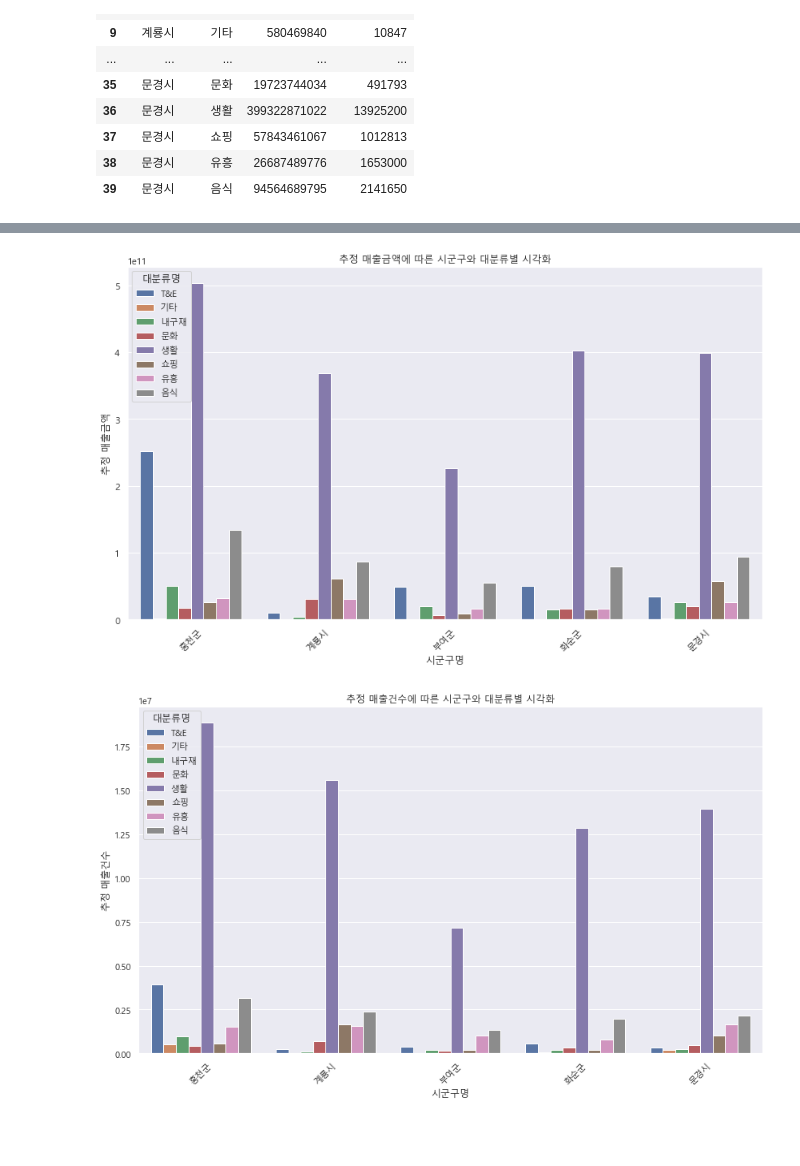
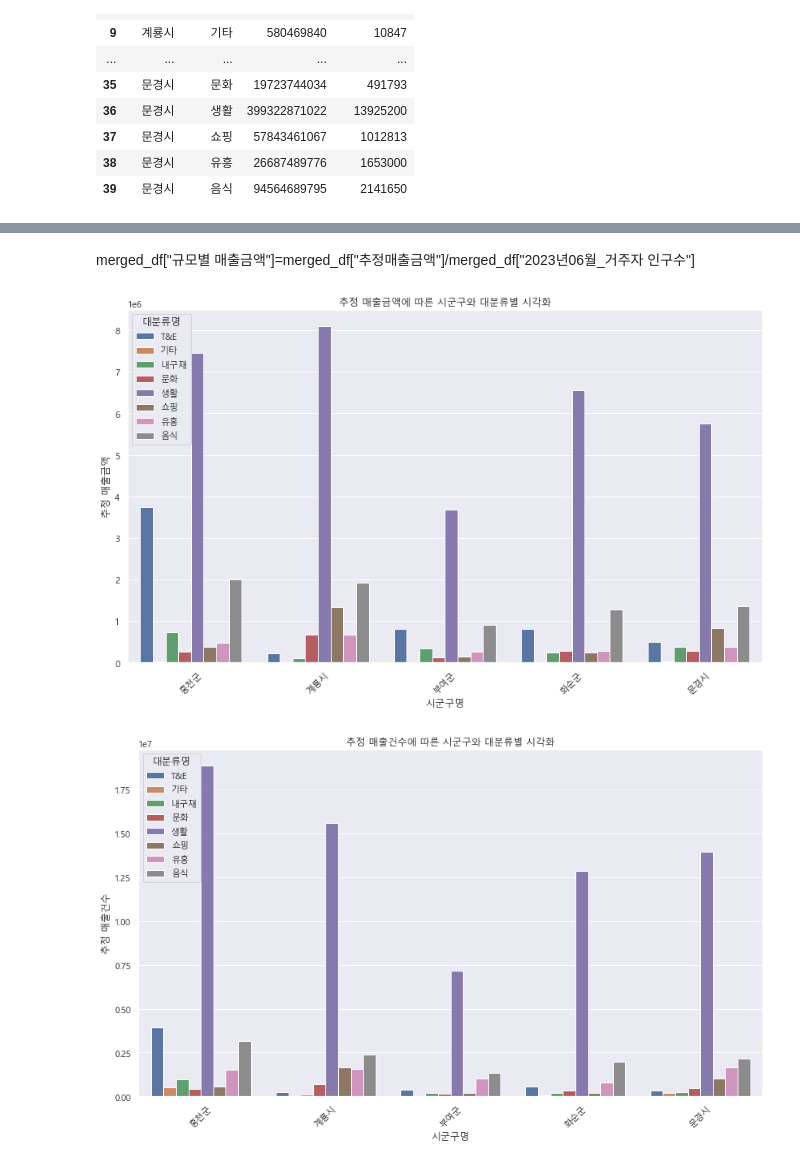
Before and after one commit to won4513/data_analytics, a Jupyter notebook: nabis/신용카드 데이터(주거지) .ipynb, the cells around one changed output, grey strips where cells are left out. Cells and saved outputs as stored; diff of their text form; code cells hidden in the pictures; blank space fills up the shorter version.

```diff
--- a/nabis/신용카드 데이터(주거지) .ipynb
+++ b/nabis/신용카드 데이터(주거지) .ipynb
@@ -52,3 +54,10 @@ df=df_grouped.drop(["sgg_cd","기준년월"],axis=1)
+# %%
+columns_to_process = df.columns[2:3]  # 첫 번째 열,두번째열
+
+for column in columns_to_process:
+    df[column] = df[column].apply(lambda x: int(str(x).replace(',', '')))
+# %%
+pop=popu[["행정구역","2023년06월_거주자 인구수"]]
 # %%
 df
 # %% [output]
@@ -69,3 +78,5 @@ df
 | 37 | 문경시 | 쇼핑 | 57843461067 | 1012813 |
 | 38 | 문경시 | 유흥 | 26687489776 | 1653000 |
 | 39 | 문경시 | 음식 | 94564689795 | 2141650 |
+# %%
+pop["2023년06월_거주자 인구수"] = pop["2023년06월_거주자 인구수"].apply(lambda x: int(str(x).replace(',', '')))
@@ -72,31 +89,35 @@ df
+# %%
+merged_df = pd.merge(df, pop, left_on='시군구명', right_on='행정구역', how='left')
+# %% [markdown]
+merged_df["규모별 매출금액"]=merged_df["추정매출금액"]/merged_df["2023년06월_거주자 인구수"]
 # %%
 import matplotlib.pyplot as plt
 import seaborn as sns
 
 plt.rc('font', family='Malgun Gothic')
 sns.set(font="Malgun Gothic",#"NanumGothicCoding",
         rc={"axes.unicode_minus":False}, # 마이너스 부호 깨짐 현상 해결
         style='darkgrid')
 # 데이터를 데이터프레임으로 변환합니다. (주어진 데이터를 변수 df에 저장한다고 가정합니다.)
 # 위의 데이터를 사용하여 데이터프레임을 생성합니다.
 
 # 시군구와 대분류별 추정 매출금액을 시각화합니다.
 plt.figure(figsize=(14, 8))
-sns.barplot(x="시군구명", y="추정매출금액", hue="대분류명", data=df, ci=None)
+sns.barplot(x="시군구명", y="규모별 매출금액", hue="대분류명", data=merged_df, ci=None)
 plt.title("추정 매출금액에 따른 시군구와 대분류별 시각화")
 plt.xlabel("시군구명")
 plt.ylabel("추정 매출금액")
 plt.xticks(rotation=45)
 plt.show()
 
 # 시군구와 대분류별 추정 매출건수를 시각화합니다.
 plt.figure(figsize=(14, 8))
 sns.barplot(x="시군구명", y="추정매출건수", hue="대분류명", data=df, ci=None)
 plt.title("추정 매출건수에 따른 시군구와 대분류별 시각화")
 plt.xlabel("시군구명")
 plt.ylabel("추정 매출건수")
 plt.xticks(rotation=45)
 plt.show()
 # %% [output]
-[figure, old version]
+[figure, new version]
 [figure]
```
Also changed, not shown: parts of 2 cells of this notebook.
